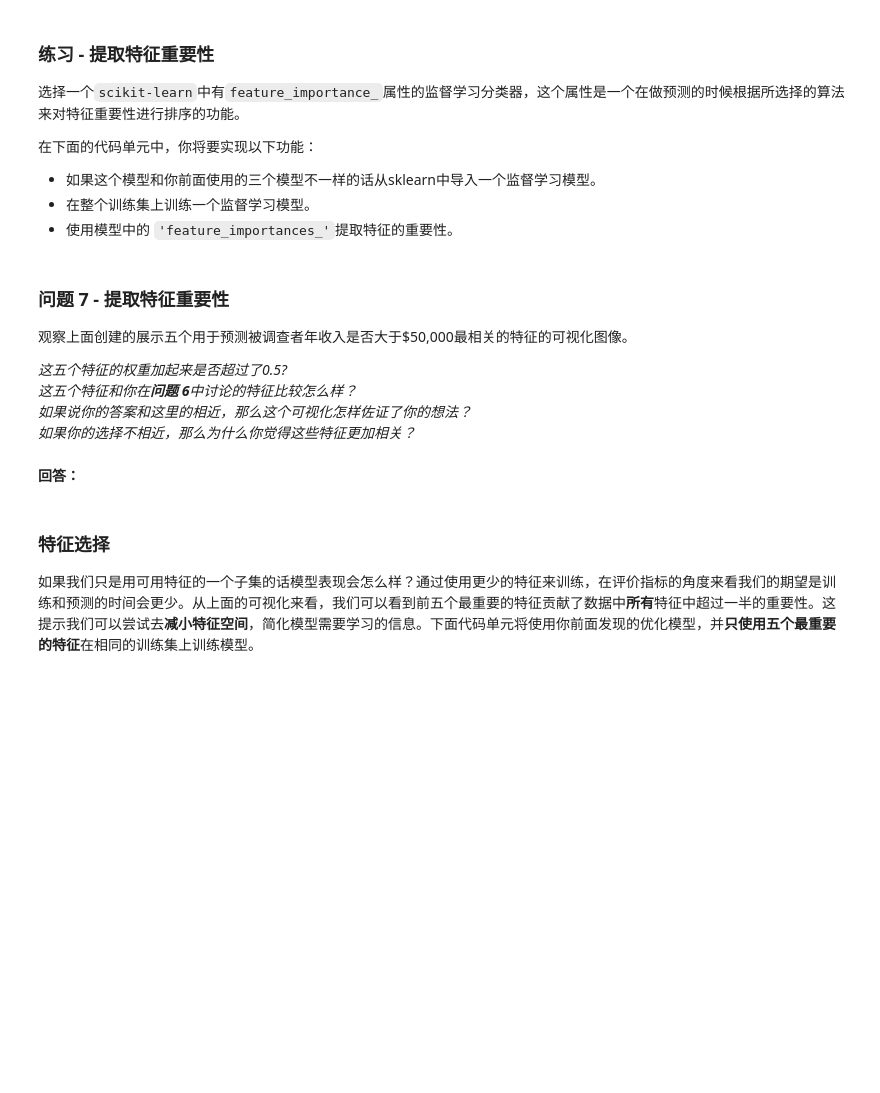
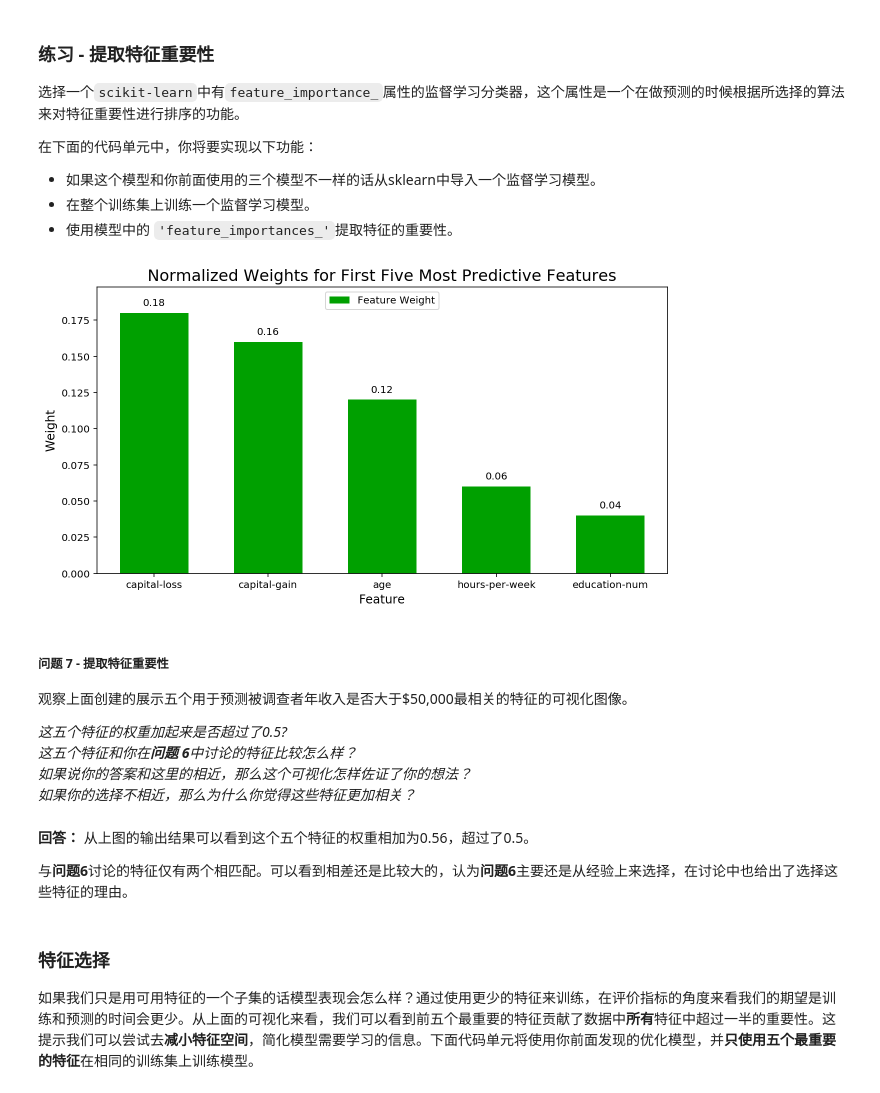
Before and after one commit to DFreeMind/udacity, a Jupyter notebook: ml-advance/finding_donors/finding_donors.ipynb, the cells around one changed output. Cells and saved outputs as stored; diff of their text form; code cells hidden in the pictures; blank space fills up the shorter version.

```diff
--- a/ml-advance/finding_donors/finding_donors.ipynb
+++ b/ml-advance/finding_donors/finding_donors.ipynb
@@ -507,25 +626,31 @@ _在这十三个记录中，你认为哪五个特征对于预测是最重要的
  - 使用模型中的 `'feature_importances_'`提取特征的重要性。
 # %%
 # TODO：导入一个有'feature_importances_'的监督学习模型
+from sklearn.ensemble import AdaBoostClassifier
 
 # TODO：在训练集上训练一个监督学习模型
-model = None
-
+model = AdaBoostClassifier()
+model.fit(X_train, y_train)
 # TODO： 提取特征重要性
-importances = None
+importances = model.feature_importances_
 
 # 绘图
 vs.feature_plot(importances, X_train, y_train)
+# %% [output]
+[figure, added]
 # %% [markdown]
-### 问题 7 - 提取特征重要性
+##### 问题 7 - 提取特征重要性
 观察上面创建的展示五个用于预测被调查者年收入是否大于\$50,000最相关的特征的可视化图像。
 
 _这五个特征的权重加起来是否超过了0.5?_<br>
 _这五个特征和你在**问题 6**中讨论的特征比较怎么样？_<br>
 _如果说你的答案和这里的相近，那么这个可视化怎样佐证了你的想法？_<br>
 _如果你的选择不相近，那么为什么你觉得这些特征更加相关？_
-# %% [markdown]
-**回答：**
+# %% [markdown]
+**回答：**
+从上图的输出结果可以看到这个五个特征的权重相加为0.56，超过了0.5。
+
+与**问题6**讨论的特征仅有两个相匹配。可以看到相差还是比较大的，认为**问题6**主要还是从经验上来选择，在讨论中也给出了选择这些特征的理由。
 # %% [markdown]
 ### 特征选择
 
```
Also changed, not shown: parts of 27 cells of this notebook, 4 other files.
